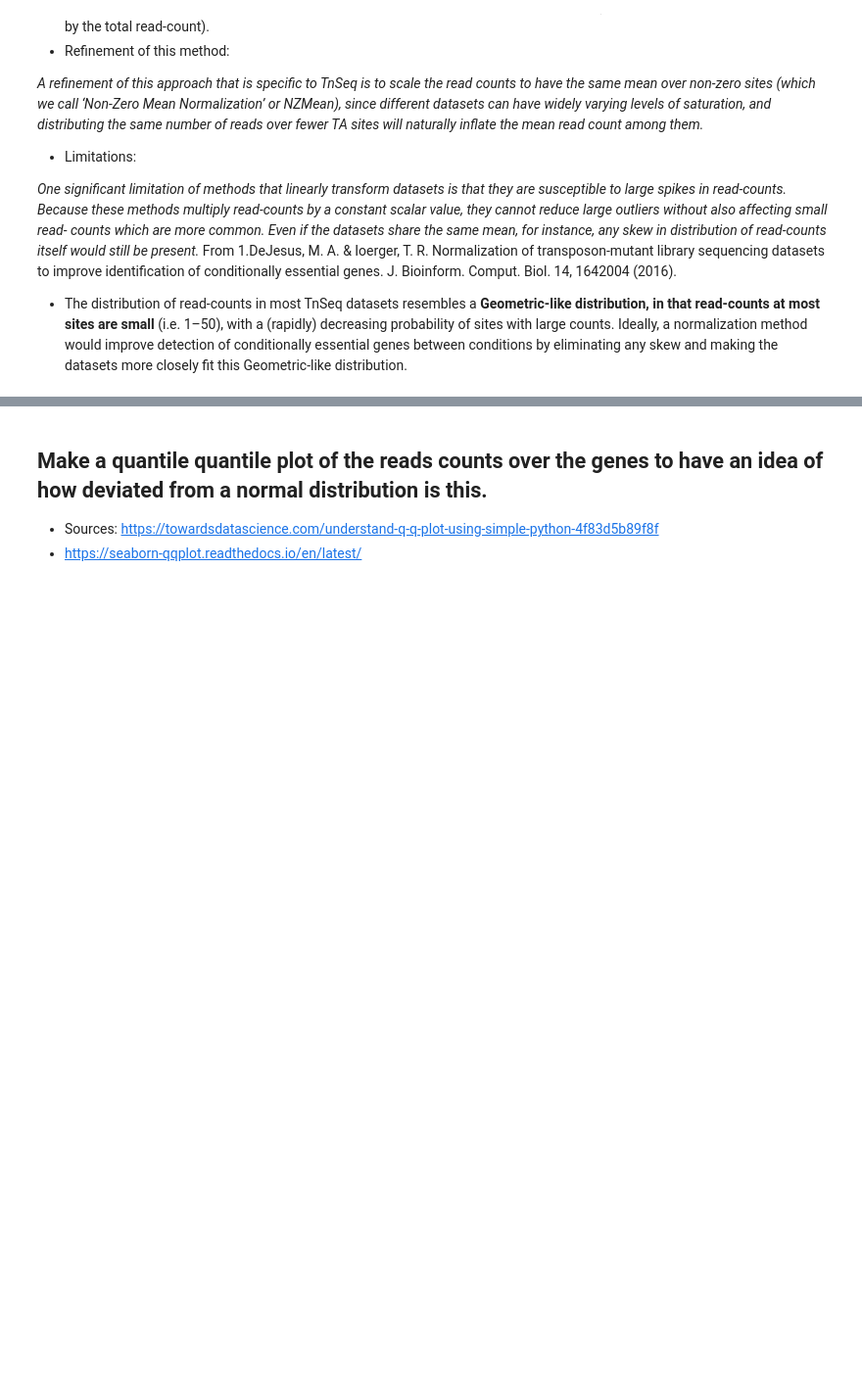
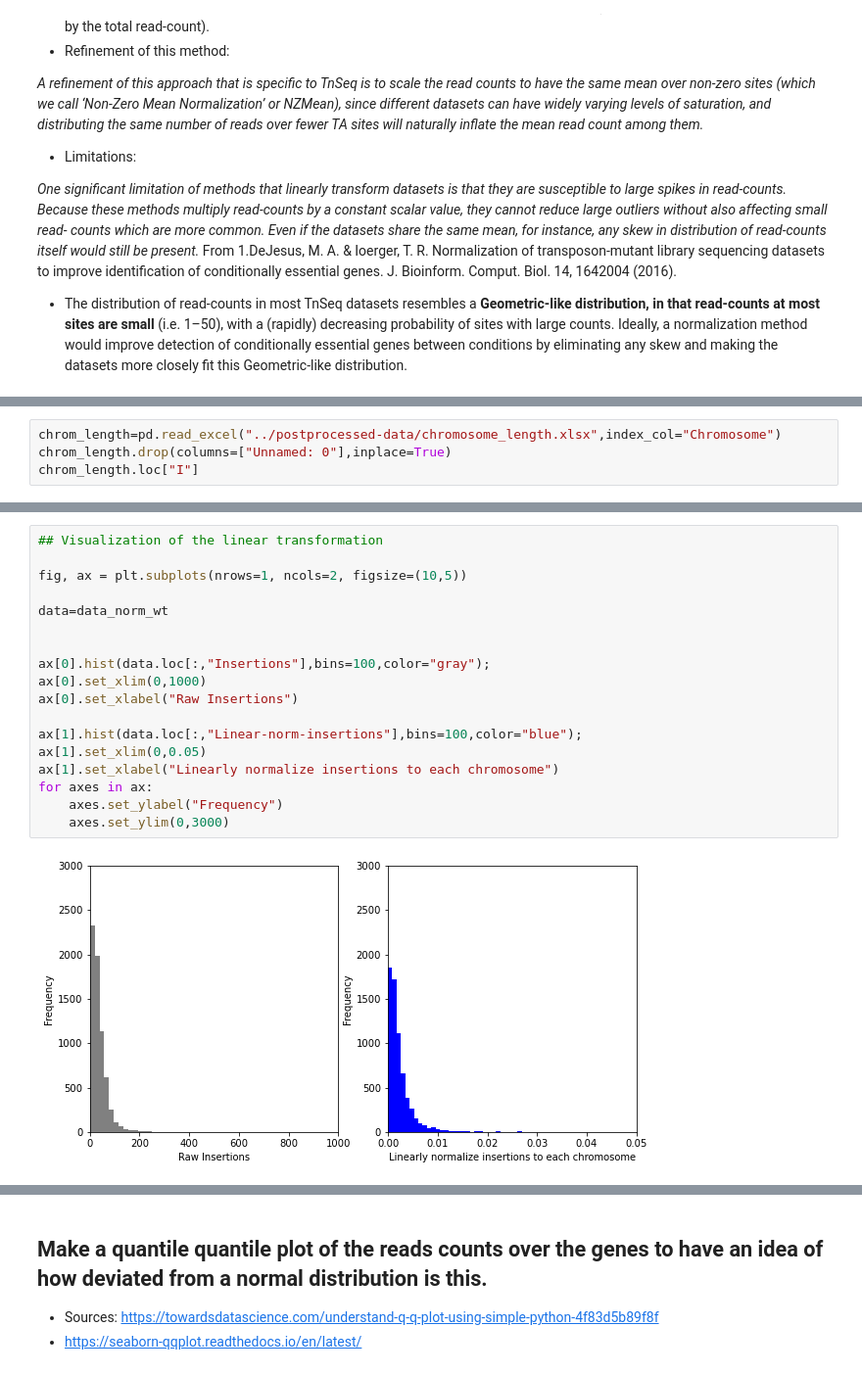
Before and after one commit to SATAY-LL/comparative-analysis-among-strains, a Jupyter notebook: src/normalization_procedures_satay_data.ipynb, the cells around one changed output, grey strips where cells are left out. Shown at 98% size. Drawn from its saved outputs; the diff is of its cells as text; blank space fills up the shorter version.

```diff
--- a/src/normalization_procedures_satay_data.ipynb
+++ b/src/normalization_procedures_satay_data.ipynb
@@ -71,0 +75,4 @@ skew and making the datasets more closely fit this Geometric-like distribution.
+# %%
+chrom_length=pd.read_excel("../postprocessed-data/chromosome_length.xlsx",index_col="Chromosome")
+chrom_length.drop(columns=["Unnamed: 0"],inplace=True)
+chrom_length.loc["I"]
@@ -71,0 +192,20 @@ skew and making the datasets more closely fit this Geometric-like distribution.
+# %%
+## Visualization of the linear transformation
+
+fig, ax = plt.subplots(nrows=1, ncols=2, figsize=(10,5))
+
+data=data_norm_wt
+
+
+ax[0].hist(data.loc[:,"Insertions"],bins=100,color="gray");
+ax[0].set_xlim(0,1000)
+ax[0].set_xlabel("Raw Insertions")
+
+ax[1].hist(data.loc[:,"Linear-norm-insertions"],bins=100,color="blue");
+ax[1].set_xlim(0,0.05)
+ax[1].set_xlabel("Linearly normalize insertions to each chromosome")
+for axes in ax:
+    axes.set_ylabel("Frequency")
+    axes.set_ylim(0,3000)
+# %% [output]
+[figure, added]
```
Also changed, not shown: parts of 26 cells of this notebook, 12 other files.
